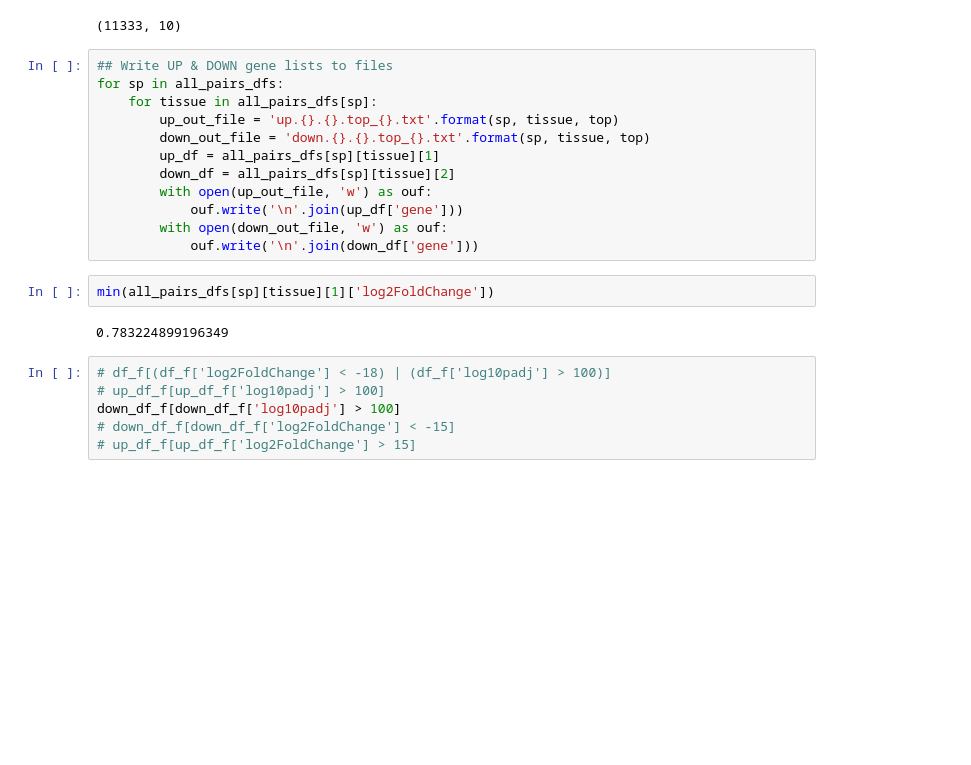
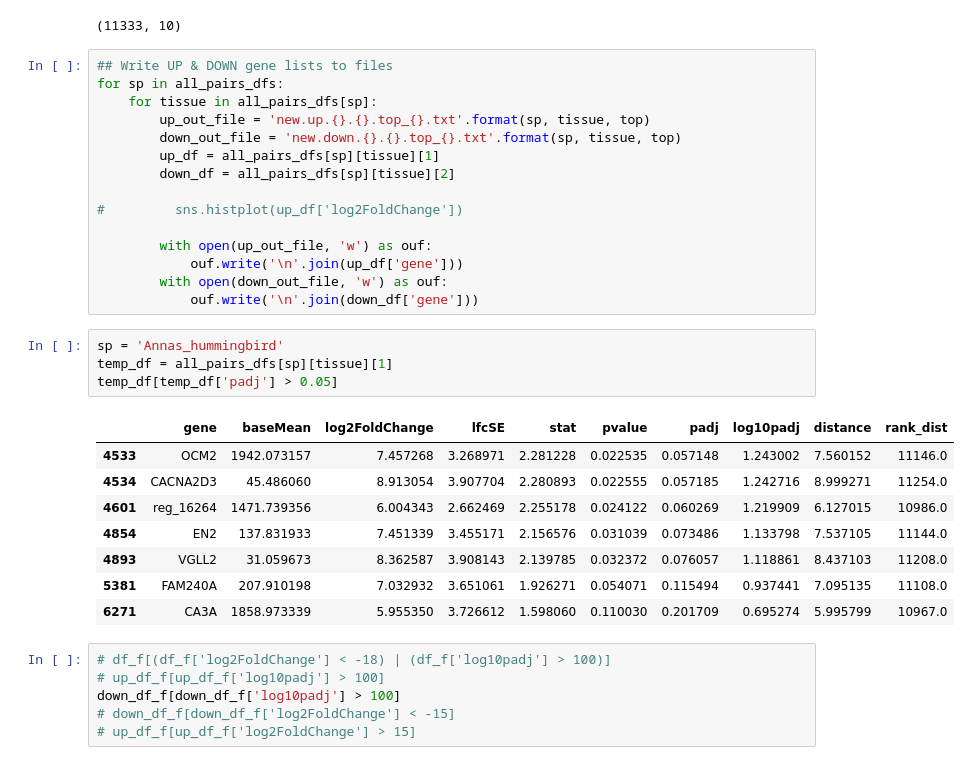
Before and after one commit to osipovarev/Transcriptome_for_NectarGenomics, a Jupyter notebook: DESeq2_analysis_nectar.ipynb, the cells around one changed output. Cells and saved outputs as stored; diff of their text form; blank space fills up the shorter version.

```diff
--- a/DESeq2_analysis_nectar.ipynb
+++ b/DESeq2_analysis_nectar.ipynb
@@ -295,18 +297,30 @@ all_pairs_dfs['New_Holland_honeyeater']['liver'][0].shape
 ## Write UP & DOWN gene lists to files
 for sp in all_pairs_dfs:
     for tissue in all_pairs_dfs[sp]:
-        up_out_file = 'up.{}.{}.top_{}.txt'.format(sp, tissue, top)
-        down_out_file = 'down.{}.{}.top_{}.txt'.format(sp, tissue, top)
+        up_out_file = 'new.up.{}.{}.top_{}.txt'.format(sp, tissue, top)
+        down_out_file = 'new.down.{}.{}.top_{}.txt'.format(sp, tissue, top)
         up_df = all_pairs_dfs[sp][tissue][1]
         down_df = all_pairs_dfs[sp][tissue][2]
+
+#         sns.histplot(up_df['log2FoldChange'])
+
         with open(up_out_file, 'w') as ouf:
             ouf.write('\n'.join(up_df['gene']))
         with open(down_out_file, 'w') as ouf:
             ouf.write('\n'.join(down_df['gene']))
 # %%
-min(all_pairs_dfs[sp][tissue][1]['log2FoldChange'])
+sp = 'Annas_hummingbird'
+temp_df = all_pairs_dfs[sp][tissue][1]
+temp_df[temp_df['padj'] > 0.05]
 # %% [output]
-0.783224899196349
+|  | gene | baseMean | log2FoldChange | lfcSE | stat | pvalue | padj | log10padj | distance | rank_dist |
+| 4533 | OCM2 | 1942.073157 | 7.457268 | 3.268971 | 2.281228 | 0.022535 | 0.057148 | 1.243002 | 7.560152 | 11146.0 |
+| 4534 | CACNA2D3 | 45.486060 | 8.913054 | 3.907704 | 2.280893 | 0.022555 | 0.057185 | 1.242716 | 8.999271 | 11254.0 |
+| 4601 | reg_16264 | 1471.739356 | 6.004343 | 2.662469 | 2.255178 | 0.024122 | 0.060269 | 1.219909 | 6.127015 | 10986.0 |
+| 4854 | EN2 | 137.831933 | 7.451339 | 3.455171 | 2.156576 | 0.031039 | 0.073486 | 1.133798 | 7.537105 | 11144.0 |
+| 4893 | VGLL2 | 31.059673 | 8.362587 | 3.908143 | 2.139785 | 0.032372 | 0.076057 | 1.118861 | 8.437103 | 11208.0 |
+| 5381 | FAM240A | 207.910198 | 7.032932 | 3.651061 | 1.926271 | 0.054071 | 0.115494 | 0.937441 | 7.095135 | 11108.0 |
+| 6271 | CA3A | 1858.973339 | 5.955350 | 3.726612 | 1.598060 | 0.110030 | 0.201709 | 0.695274 | 5.995799 | 10967.0 |
 # %%
 # df_f[(df_f['log2FoldChange'] < -18) | (df_f['log10padj'] > 100)]
 # up_df_f[up_df_f['log10padj'] > 100]
```
Also changed, not shown: parts of 1 cell of this notebook.
